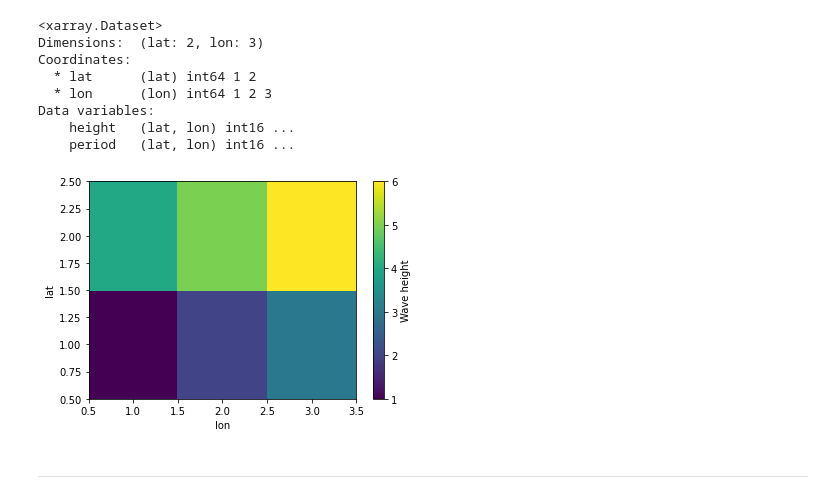
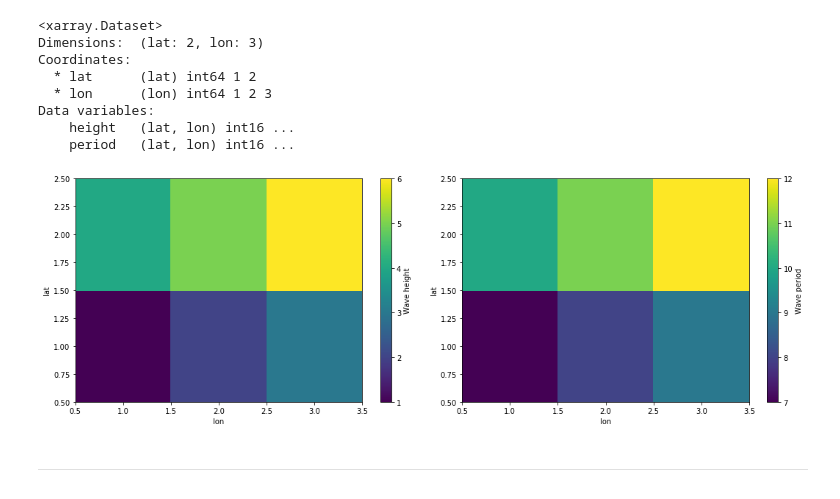
Before and after one commit to MartinPontius/ODC_minimal-example, a Jupyter notebook: ODC_minimal-example.ipynb, the cells around one changed output. Cells and saved outputs as stored; diff of their text form; code cells hidden in the pictures.

```diff
--- a/ODC_minimal-example.ipynb
+++ b/ODC_minimal-example.ipynb
@@ -88,9 +88,12 @@ Data variables:
     height   (lat, lon) int16 ...
     period   (lat, lon) int16 ...
 # %%
-ds_disk.height.plot();
+fig, axes = plt.subplots(ncols=2, figsize=(15,5))
+ds_disk.height.plot(ax=axes[0]);
+ds_disk.period.plot(ax=axes[1]);
+plt.tight_layout()
 # %% [output]
-[figure, old version]
+[figure, new version]
 # %% [markdown]
 <hr style="border:2px solid gray"> </hr>
 # %% [markdown]
```
Also changed, not shown: parts of 5 cells of this notebook, 1 other file.
